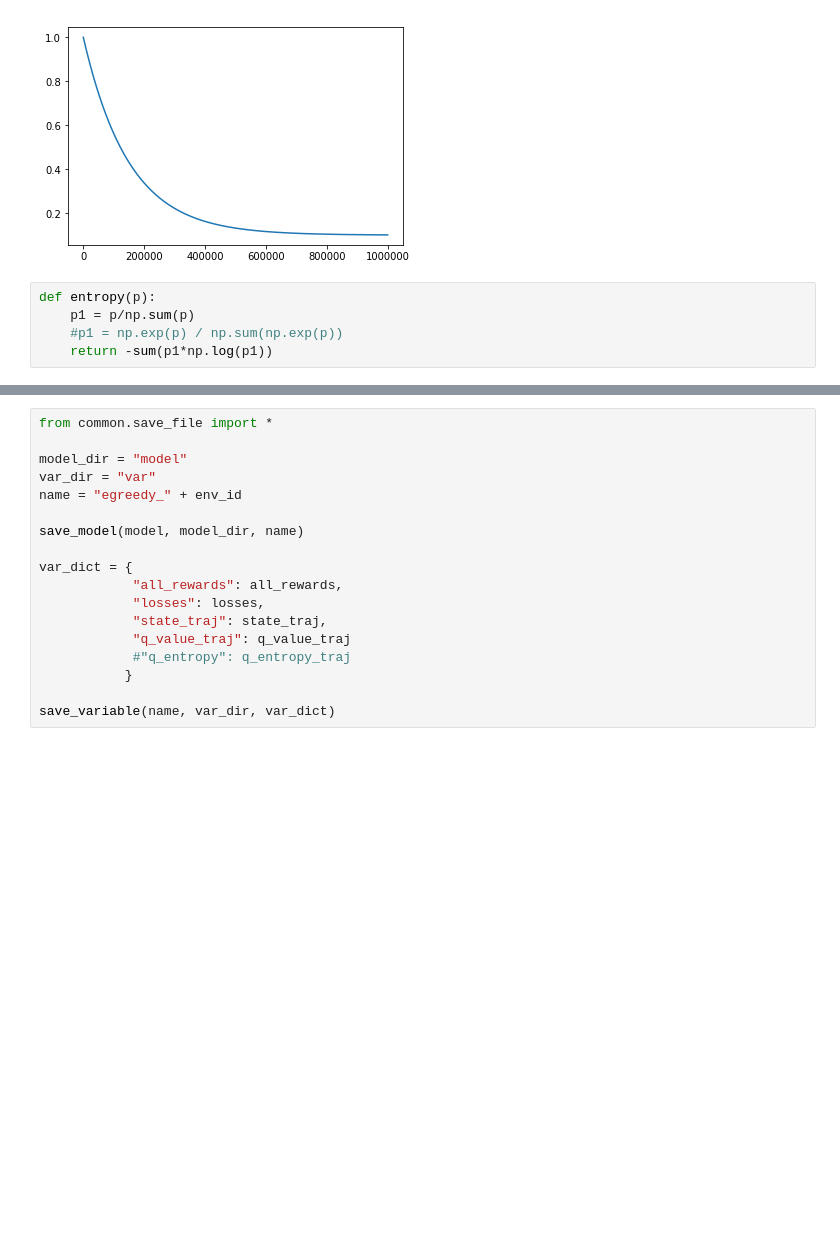
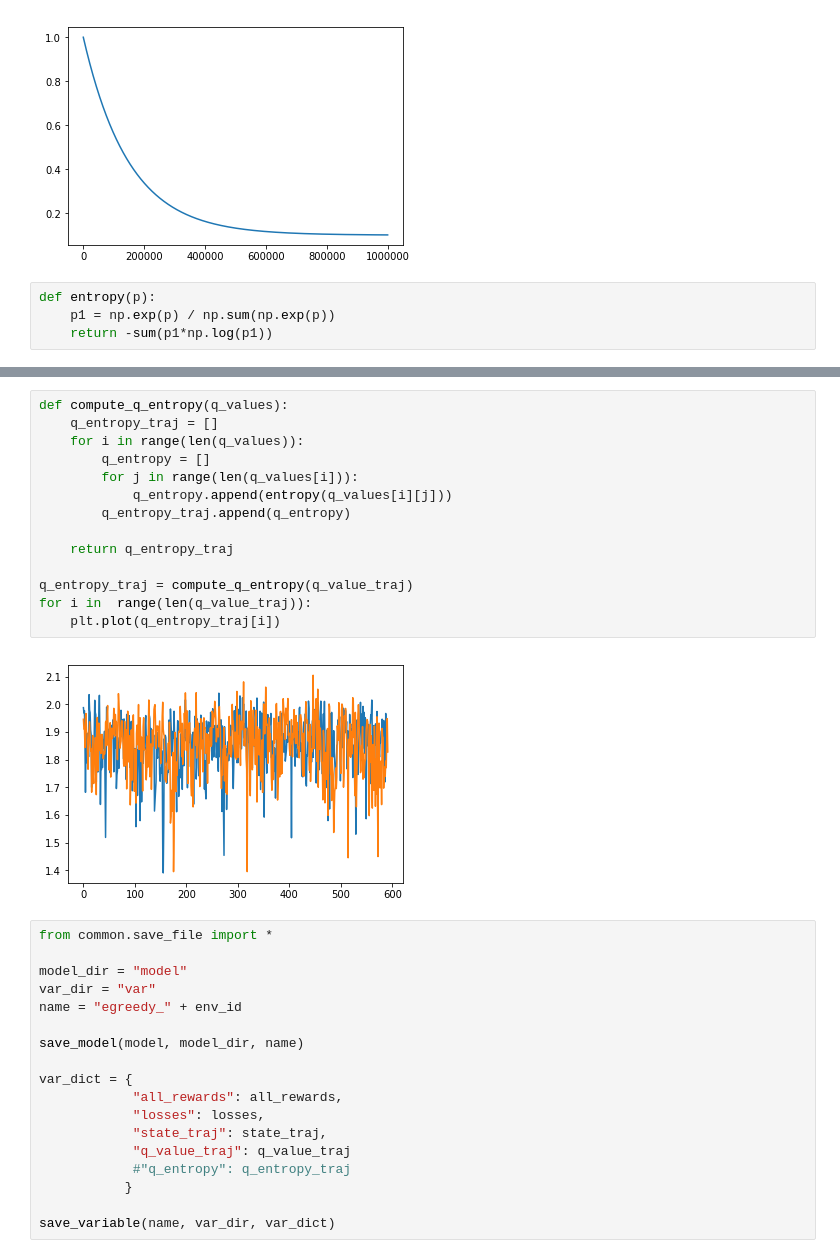
Before and after one commit to higgsfield/RL-Adventure, a Jupyter notebook: epsilon/epsilon_boxing.ipynb, the cells around one changed output, grey strips where cells are left out. Saved outputs shown, nothing was run; the diff lists cells and outputs as text; blank space fills up the shorter version.

Commit message:
Add test code Add compute q-entropy code in epsilon_boxing for test.

```diff
--- a/epsilon/epsilon_boxing.ipynb
+++ b/epsilon/epsilon_boxing.ipynb
@@ -161,8 +161,7 @@ plt.plot([epsilon_by_frame(i) for i in range(1000000)])
 [figure]
 # %%
 def entropy(p):
-    p1 = p/np.sum(p)
-    #p1 = np.exp(p) / np.sum(np.exp(p))
+    p1 = np.exp(p) / np.sum(np.exp(p))
     return -sum(p1*np.log(p1))
 # %%
 num_frames = 3000000
@@ -230,3 +230,19 @@ frame_idx: 1606651, (0.54 %)
+# %%
+def compute_q_entropy(q_values):
+    q_entropy_traj = []
+    for i in range(len(q_values)):
+        q_entropy = []
+        for j in range(len(q_values[i])):
+            q_entropy.append(entropy(q_values[i][j]))
+        q_entropy_traj.append(q_entropy)
+
+    return q_entropy_traj
+
+q_entropy_traj = compute_q_entropy(q_value_traj)
+for i in  range(len(q_value_traj)):
+    plt.plot(q_entropy_traj[i])
+# %% [output]
+[figure, added]
 # %%
 from common.save_file import *
 
```
Also changed, not shown: parts of 1 cell of this notebook, 1 other file.
